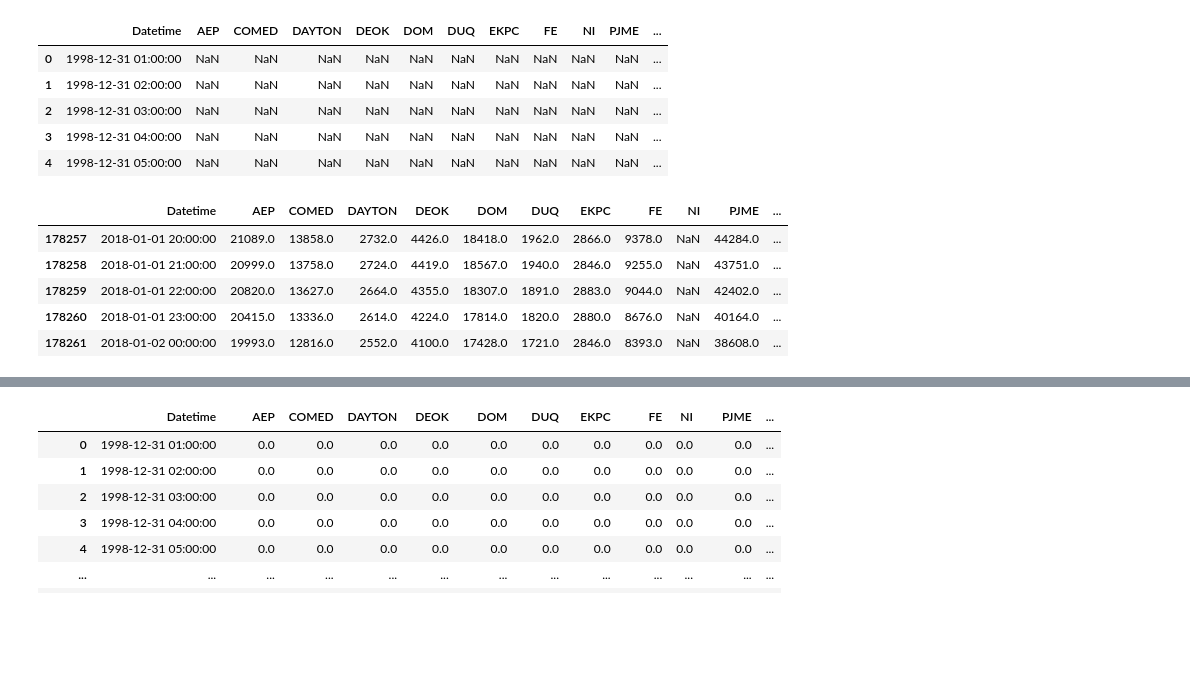
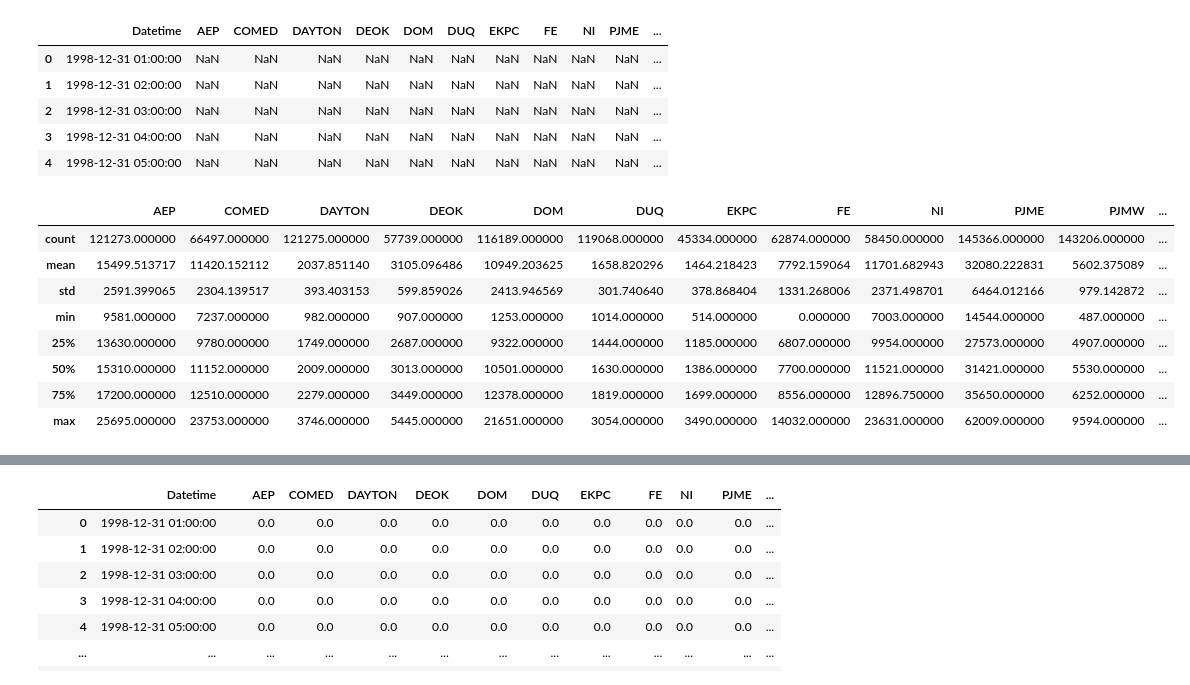
Before and after one commit to xtianrodrigo/tareaDeepLearning, a Jupyter notebook: trabajoDeepLearning.ipynb, the cells around one changed output, grey strips where cells are left out. Saved outputs shown, nothing was run; the diff lists cells and outputs as text; code cells hidden in the pictures; blank space fills up the shorter version.

```diff
--- a/trabajoDeepLearning.ipynb
+++ b/trabajoDeepLearning.ipynb
@@ -51,11 +49,14 @@ pjmhe.head()
 | 3 | 1998-12-31 04:00:00 | NaN | NaN | NaN | NaN | NaN | NaN | NaN | NaN | NaN | NaN | ... |
 | 4 | 1998-12-31 05:00:00 | NaN | NaN | NaN | NaN | NaN | NaN | NaN | NaN | NaN | NaN | ... |
 # %%
-pjmhe.tail()
+pjmhe.describe()
 # %% [output]
-|  | Datetime | AEP | COMED | DAYTON | DEOK | DOM | DUQ | EKPC | FE | NI | PJME | ... |
-| 178257 | 2018-01-01 20:00:00 | 21089.0 | 13858.0 | 2732.0 | 4426.0 | 18418.0 | 1962.0 | 2866.0 | 9378.0 | NaN | 44284.0 | ... |
-| 178258 | 2018-01-01 21:00:00 | 20999.0 | 13758.0 | 2724.0 | 4419.0 | 18567.0 | 1940.0 | 2846.0 | 9255.0 | NaN | 43751.0 | ... |
-| 178259 | 2018-01-01 22:00:00 | 20820.0 | 13627.0 | 2664.0 | 4355.0 | 18307.0 | 1891.0 | 2883.0 | 9044.0 | NaN | 42402.0 | ... |
-| 178260 | 2018-01-01 23:00:00 | 20415.0 | 13336.0 | 2614.0 | 4224.0 | 17814.0 | 1820.0 | 2880.0 | 8676.0 | NaN | 40164.0 | ... |
-| 178261 | 2018-01-02 00:00:00 | 19993.0 | 12816.0 | 2552.0 | 4100.0 | 17428.0 | 1721.0 | 2846.0 | 8393.0 | NaN | 38608.0 | ... |
+|  | AEP | COMED | DAYTON | DEOK | DOM | DUQ | EKPC | FE | NI | PJME | PJMW | ... |
+| count | 121273.000000 | 66497.000000 | 121275.000000 | 57739.000000 | 116189.000000 | 119068.000000 | 45334.000000 | 62874.000000 | 58450.000000 | 145366.000000 | 143206.000000 | ... |
+| mean | 15499.513717 | 11420.152112 | 2037.851140 | 3105.096486 | 10949.203625 | 1658.820296 | 1464.218423 | 7792.159064 | 11701.682943 | 32080.222831 | 5602.375089 | ... |
+| std | 2591.399065 | 2304.139517 | 393.403153 | 599.859026 | 2413.946569 | 301.740640 | 378.868404 | 1331.268006 | 2371.498701 | 6464.012166 | 979.142872 | ... |
+| min | 9581.000000 | 7237.000000 | 982.000000 | 907.000000 | 1253.000000 | 1014.000000 | 514.000000 | 0.000000 | 7003.000000 | 14544.000000 | 487.000000 | ... |
+| 25% | 13630.000000 | 9780.000000 | 1749.000000 | 2687.000000 | 9322.000000 | 1444.000000 | 1185.000000 | 6807.000000 | 9954.000000 | 27573.000000 | 4907.000000 | ... |
+| 50% | 15310.000000 | 11152.000000 | 2009.000000 | 3013.000000 | 10501.000000 | 1630.000000 | 1386.000000 | 7700.000000 | 11521.000000 | 31421.000000 | 5530.000000 | ... |
+| 75% | 17200.000000 | 12510.000000 | 2279.000000 | 3449.000000 | 12378.000000 | 1819.000000 | 1699.000000 | 8556.000000 | 12896.750000 | 35650.000000 | 6252.000000 | ... |
+| max | 25695.000000 | 23753.000000 | 3746.000000 | 5445.000000 | 21651.000000 | 3054.000000 | 3490.000000 | 14032.000000 | 23631.000000 | 62009.000000 | 9594.000000 | ... |
```
Also changed, not shown: parts of 7 cells of this notebook.
